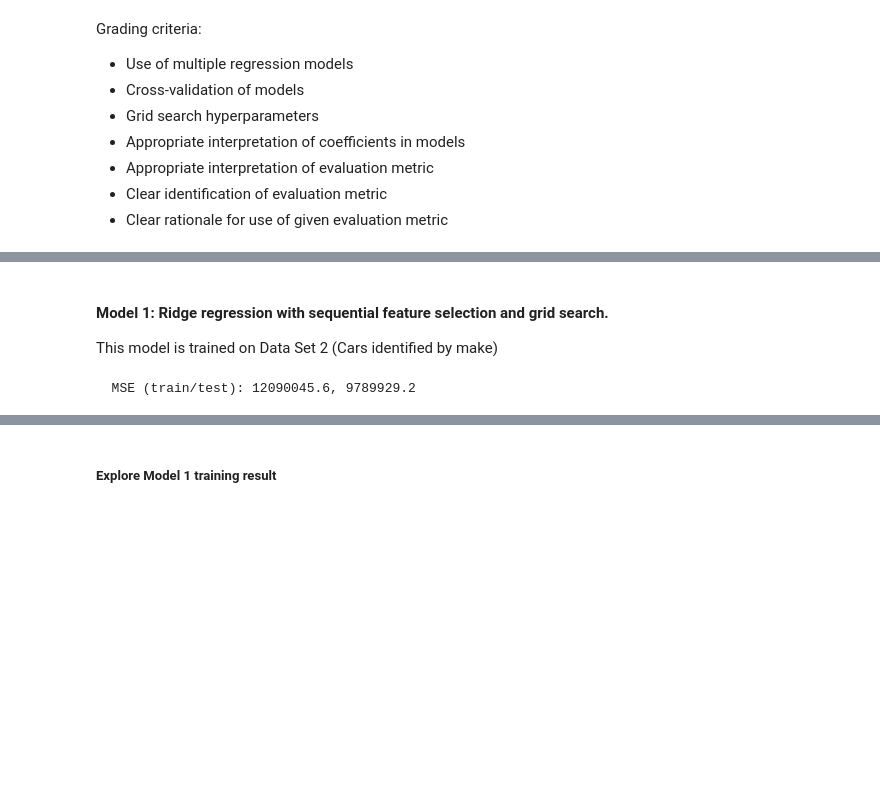
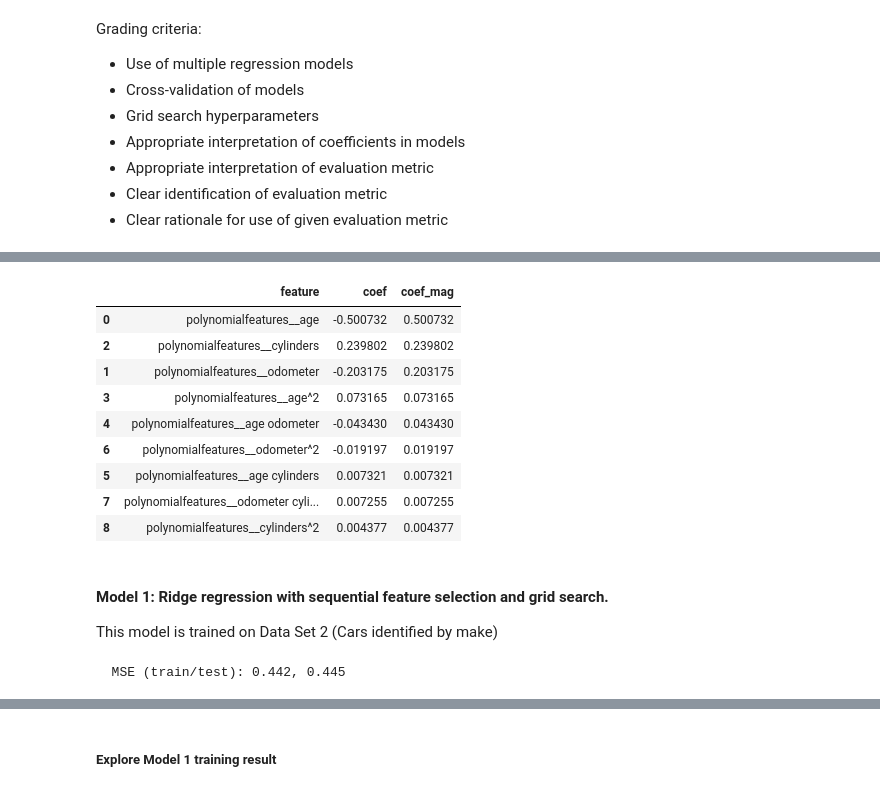
Before and after one commit to dshavoc/aiml-assignment-11.1, a Jupyter notebook: assignment11_1.ipynb, the cells around one changed output, grey strips where cells are left out. Saved outputs shown, nothing was run; the diff lists cells and outputs as text; code cells hidden in the pictures; blank space fills up the shorter version.

```diff
--- a/prompt_II.ipynb
+++ b/assignment11_1.ipynb
@@ -522,0 +552,13 @@ onehot_weights
+# %%
+scalar_weights
+# %% [output]
+|  | feature | coef | coef_mag |
+| 0 | polynomialfeatures__age | -0.500732 | 0.500732 |
+| 2 | polynomialfeatures__cylinders | 0.239802 | 0.239802 |
+| 1 | polynomialfeatures__odometer | -0.203175 | 0.203175 |
+| 3 | polynomialfeatures__age^2 | 0.073165 | 0.073165 |
+| 4 | polynomialfeatures__age odometer | -0.043430 | 0.043430 |
+| 6 | polynomialfeatures__odometer^2 | -0.019197 | 0.019197 |
+| 5 | polynomialfeatures__age cylinders | 0.007321 | 0.007321 |
+| 7 | polynomialfeatures__odometer cyli... | 0.007255 | 0.007255 |
+| 8 | polynomialfeatures__cylinders^2 | 0.004377 | 0.004377 |
@@ -552,7 +605,9 @@ grid1 = GridSearchCV(m1_pipe, param_dict, cv=2).fit(X_train, y_train)
-# %%
-train_rmse_1, test_rmse_1 = evaluate_model(grid1.best_estimator_, X_train, X_test, y_train, y_test, report=True)
-
-record_results('Model 1 best estimator', train_rmse_1, test_rmse_1)
-# %% [output]
-  MSE (train/test): 12090045.6, 9789929.2
+# %%
+# Examine results of Model 1 Grid Search
+train_rmse_1, test_rmse_1 = model_fit_evaluate(model1.best_estimator_, X_train, X_test, y_train, y_test, fit=False)
+# TODO: Verify whether the model needs to be refit                                                        ^^
+
+record_results('Model 1 - LR SFS Ridge Grid', data_id, train_rmse_1, test_rmse_1)
+# %% [output]
+  MSE (train/test): 0.442, 0.445
 # %%
```
Also changed, not shown: parts of 27 cells of this notebook, 2 other files.
